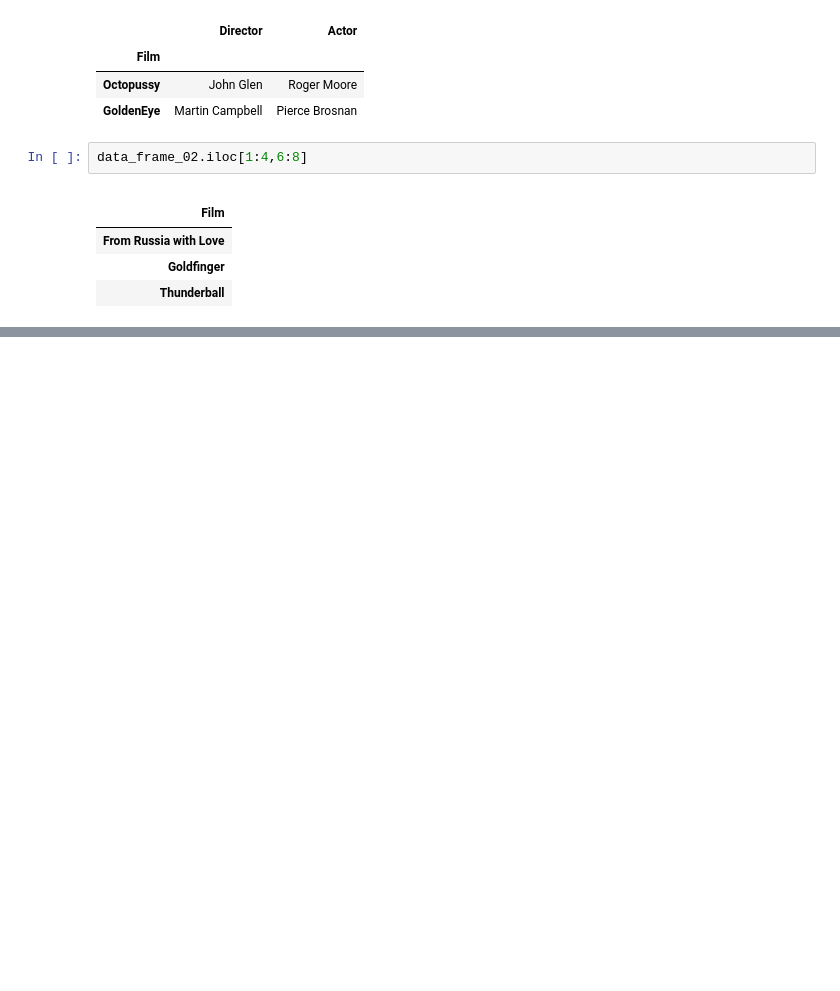
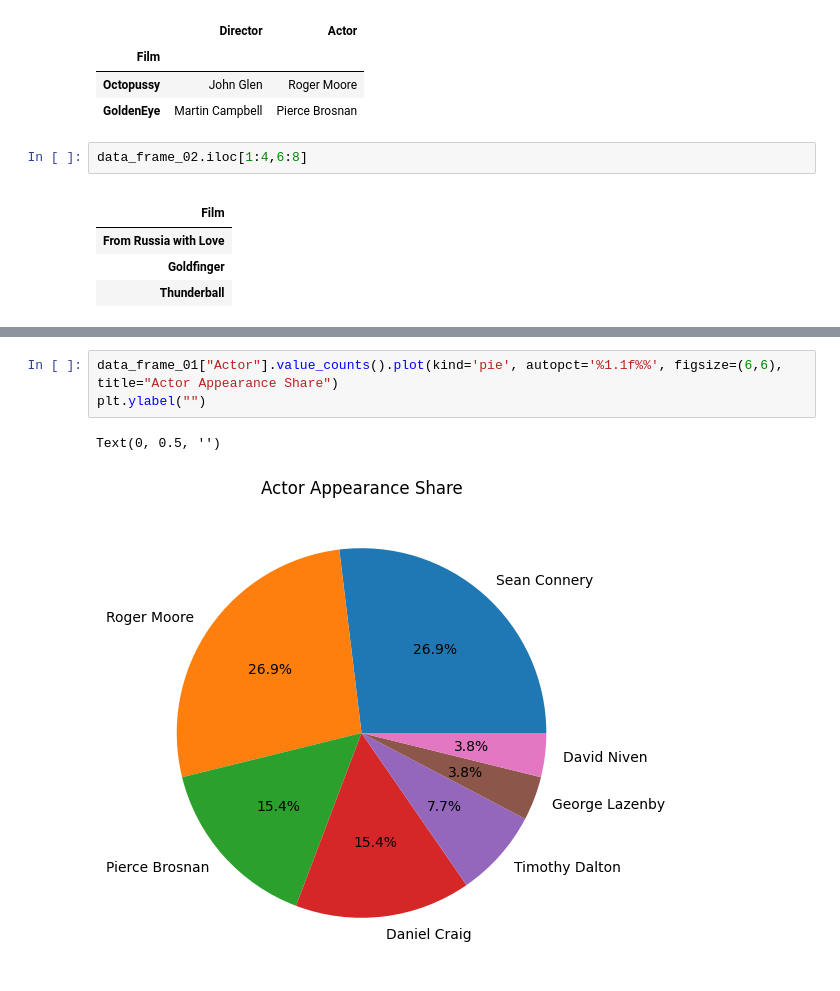
Before and after one commit to Aditya-96108/Data_Science, a Jupyter notebook: tuti_python_data_extraction.ipynb, the cells around one changed output, grey strips where cells are left out. Cells and saved outputs as stored; diff of their text form; blank space fills up the shorter version.

```diff
--- a/tuti_python_data_extraction.ipynb
+++ b/tuti_python_data_extraction.ipynb
@@ -188,0 +299,6 @@ data_frame_02.iloc[1:4,6:8]
+# %%
+data_frame_01["Actor"].value_counts().plot(kind='pie', autopct='%1.1f%%', figsize=(6,6), title="Actor Appearance Share")
+plt.ylabel("")
+# %% [output]
+Text(0, 0.5, '')
+[figure, added]
```
Also changed, not shown: parts of 13 cells of this notebook.
